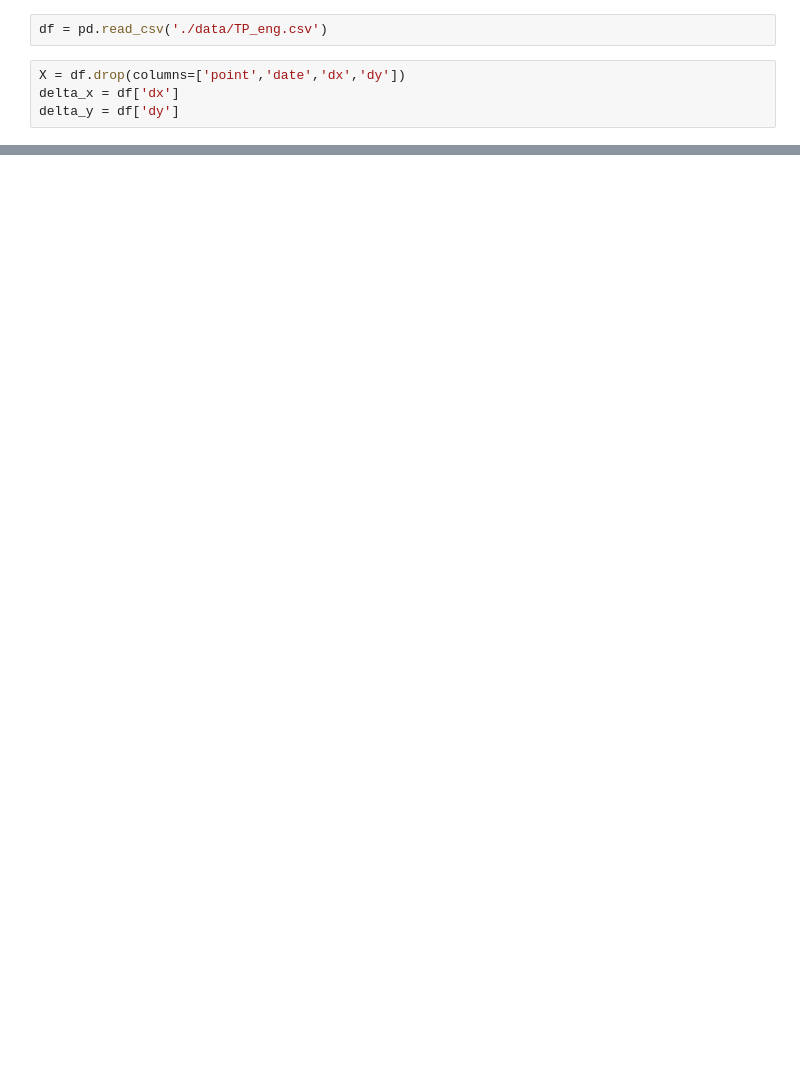
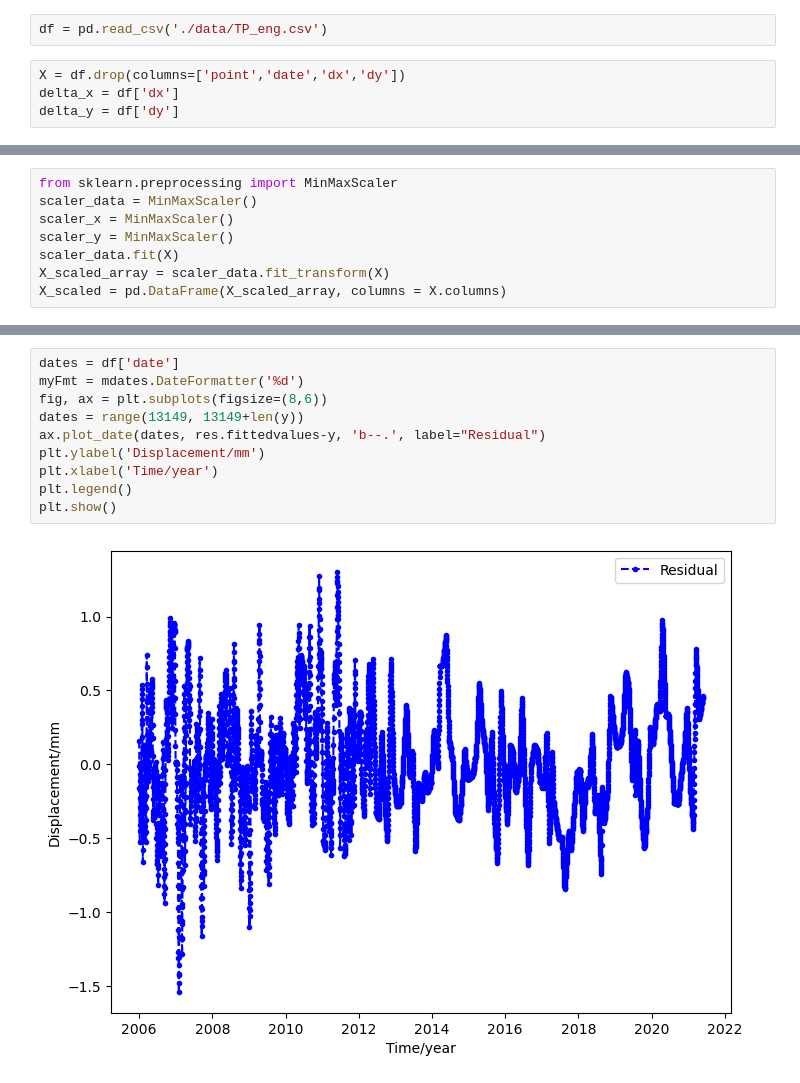
Before and after one commit to Liuxy94/stepwise-regression, a Jupyter notebook: code/stepwise regression.ipynb, the cells around one changed output, grey strips where cells are left out. Drawn from its saved outputs; the diff is of its cells as text; blank space fills up the shorter version.

```diff
--- a/code/stepwise regression.ipynb
+++ b/code/stepwise regression.ipynb
@@ -58,0 +62,8 @@ delta_y = df['dy']
+# %%
+from sklearn.preprocessing import MinMaxScaler
+scaler_data = MinMaxScaler()
+scaler_x = MinMaxScaler()
+scaler_y = MinMaxScaler()
+scaler_data.fit(X)
+X_scaled_array = scaler_data.fit_transform(X)
+X_scaled = pd.DataFrame(X_scaled_array, columns = X.columns)
@@ -87,0 +137,12 @@ Add  T20                            with p-value 0.00916981
+# %%
+dates = df['date']
+myFmt = mdates.DateFormatter('%d')
+fig, ax = plt.subplots(figsize=(8,6))
+dates = range(13149, 13149+len(y))
+ax.plot_date(dates, res.fittedvalues-y, 'b--.', label="Residual")
+plt.ylabel('Displacement/mm')
+plt.xlabel('Time/year')
+plt.legend()
+plt.show()
+# %% [output]
+[figure, added]
```
Also changed, not shown: parts of 18 cells of this notebook, 1 other file.
